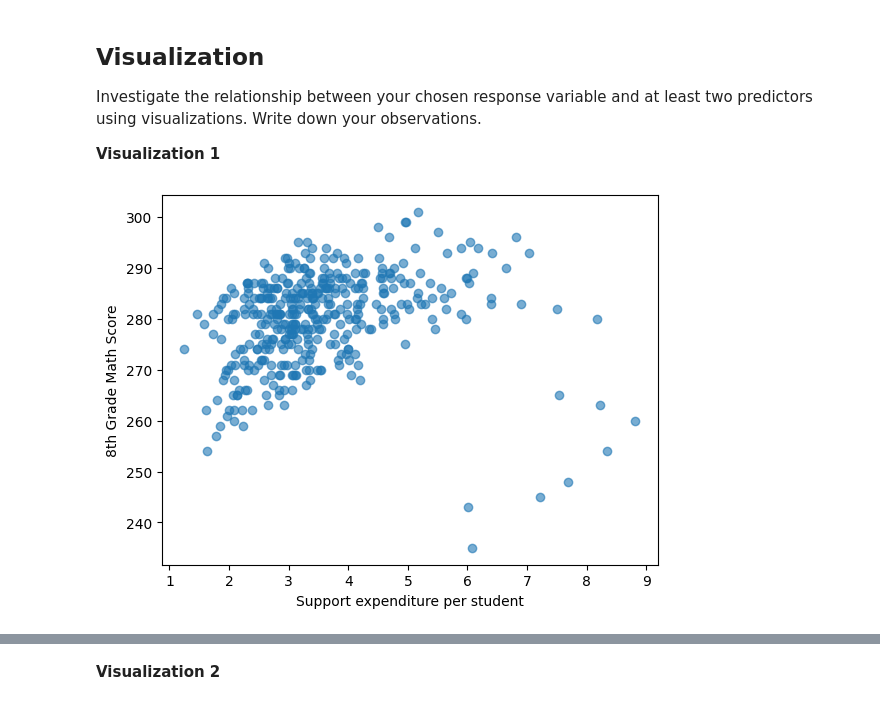
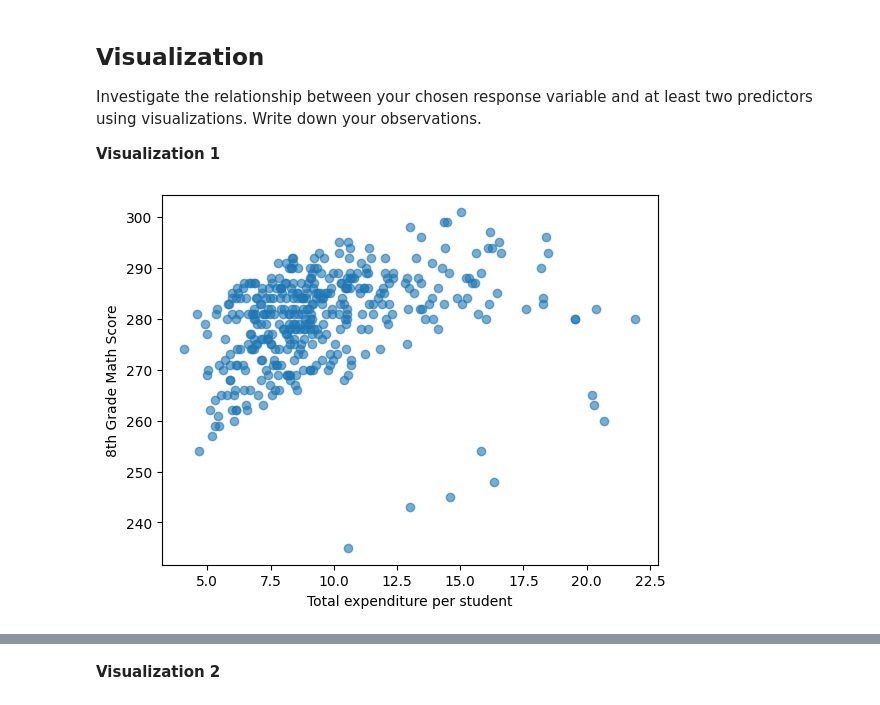
Before and after one commit to zayduzzaman/MDST_Onboarding, a Jupyter notebook: tutorial1/checkpoint1.ipynb, the cells around one changed output, grey strips where cells are left out. Saved outputs shown, nothing was run; the diff lists cells and outputs as text; code cells hidden in the pictures.

```diff
--- a/tutorial1/checkpoint1.ipynb
+++ b/tutorial1/checkpoint1.ipynb
@@ -136,11 +139,11 @@ Investigate the relationship between your chosen response variable and at least
 
 **Visualization 1**
 # %%
-plt.scatter(states_csv["SUPPORT_SERVICES_EXPENDITURE_PER_STUDENT"], states_csv["AVG_MATH_8_SCORE"], alpha = 0.6)
-plt.xlabel('Support expenditure per student')
+plt.scatter(states_csv["TOTAL_EXPENDITURE_PER_STUDENT"], states_csv["AVG_MATH_8_SCORE"], alpha = 0.6)
+plt.xlabel('Total expenditure per student')
 plt.ylabel('8th Grade Math Score')
 
 plt.show()
 # %% [output]
-[figure, old version]
+[figure, new version]
 # %% [markdown]
```
Also changed, not shown: parts of 10 cells of this notebook.
